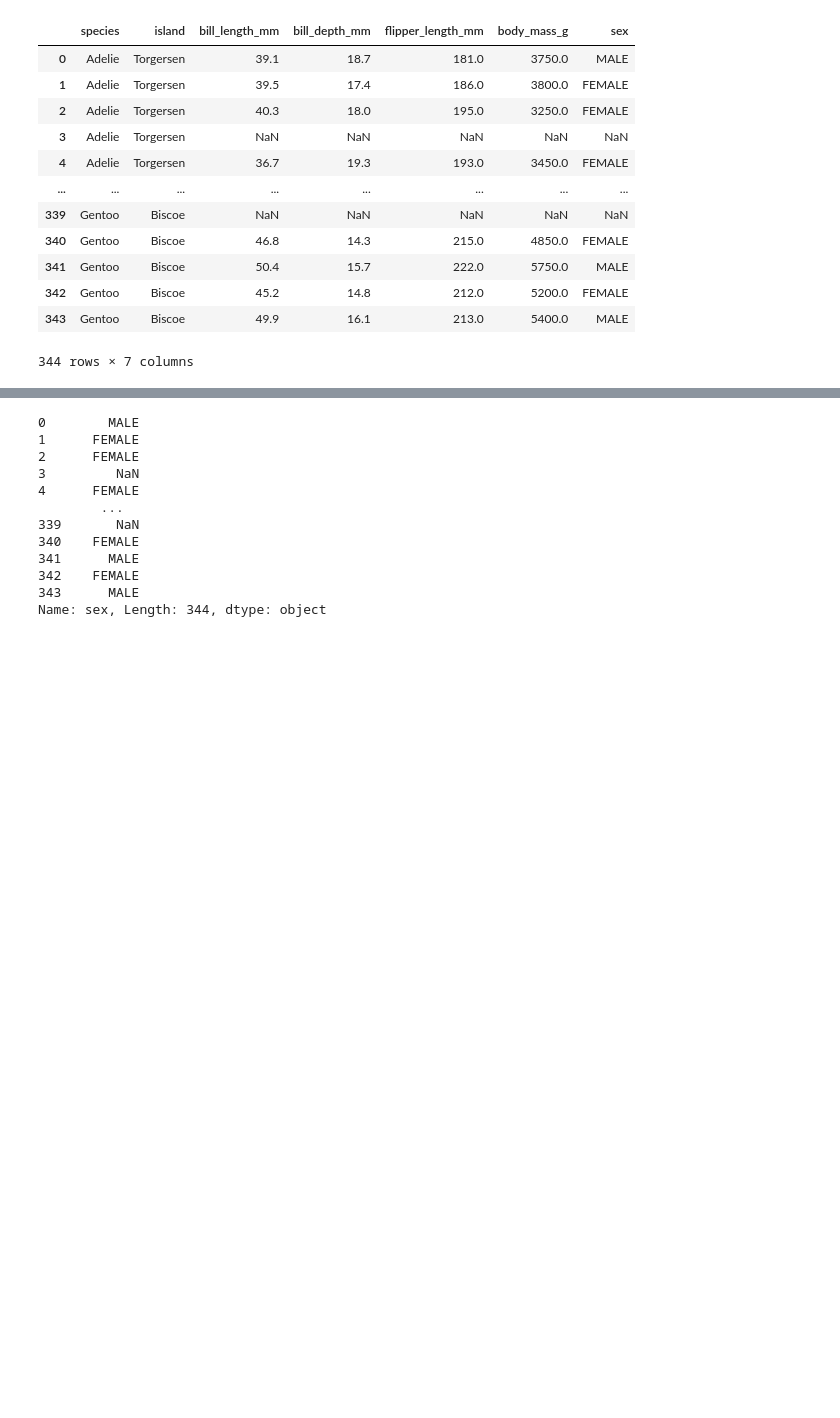
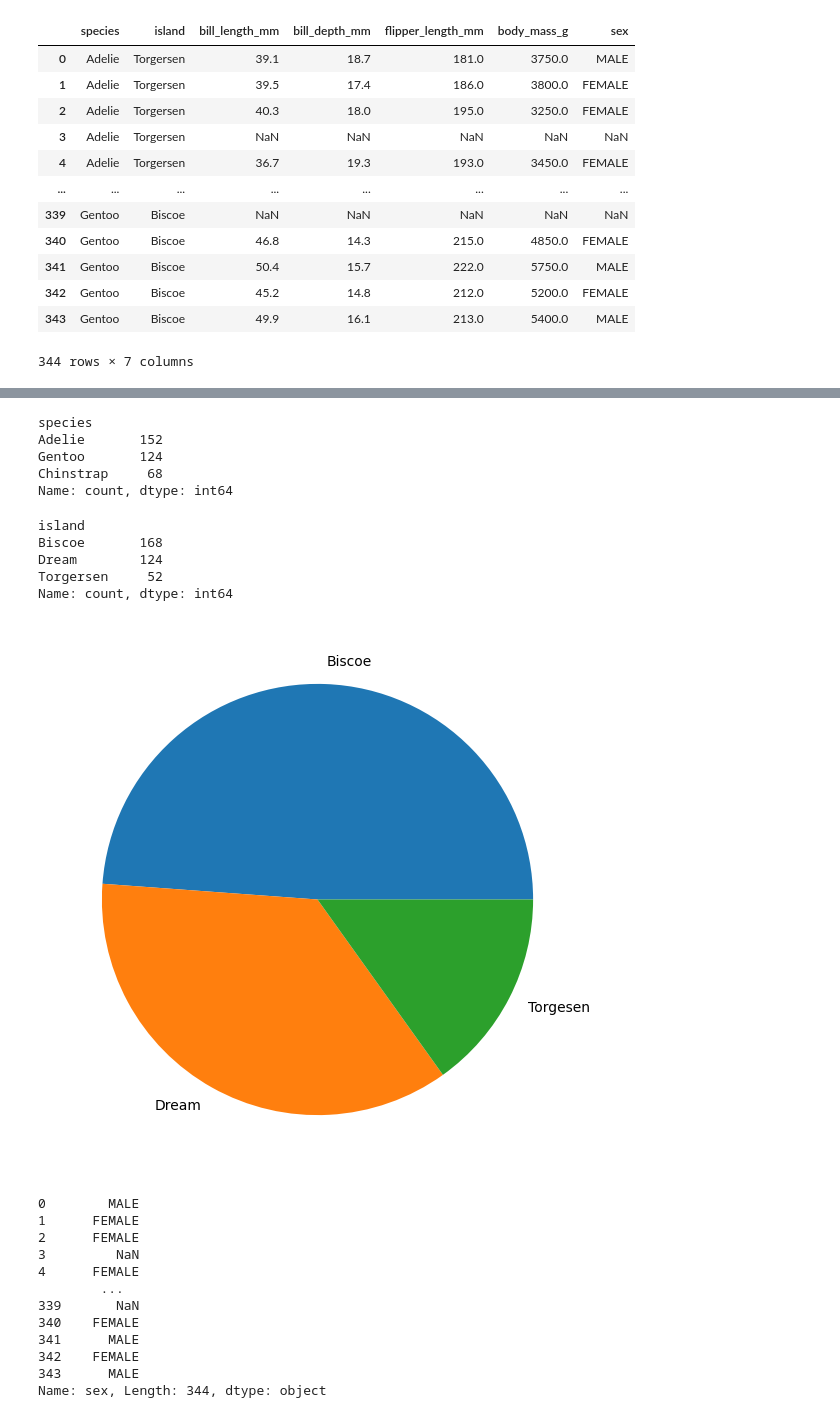
Before and after one commit to GabrielaDomiciano/myprojectPDA, a Jupyter notebook: penguins.ipynb, the cells around one changed output, grey strips where cells are left out. Drawn from its saved outputs; the diff is of its cells as text; code cells hidden in the pictures; blank space fills up the shorter version.

```diff
--- a/penguins.ipynb
+++ b/penguins.ipynb
@@ -64,3 +72,28 @@ Name: 0, dtype: object
+# %%
+# Number de penguins per specie
+df['species'].value_counts()
+# %% [output]
+species
+Adelie       152
+Gentoo       124
+Chinstrap     68
+Name: count, dtype: int64
+# %%
+# Number of penguins per Island
+data = df['island'].value_counts()
+print(data)
+
+island = ['Biscoe', 'Dream', 'Torgesen']
+fig = plt.figure(figsize =(10, 7))
+plt.pie(data, labels = island)
+plt.show()
+# %% [output]
+island
+Biscoe       168
+Dream        124
+Torgersen     52
+Name: count, dtype: int64
+[figure, added]
 # %%
 # sex of penguis.
 df['sex']
```
Also changed, not shown: parts of 10 cells of this notebook.
